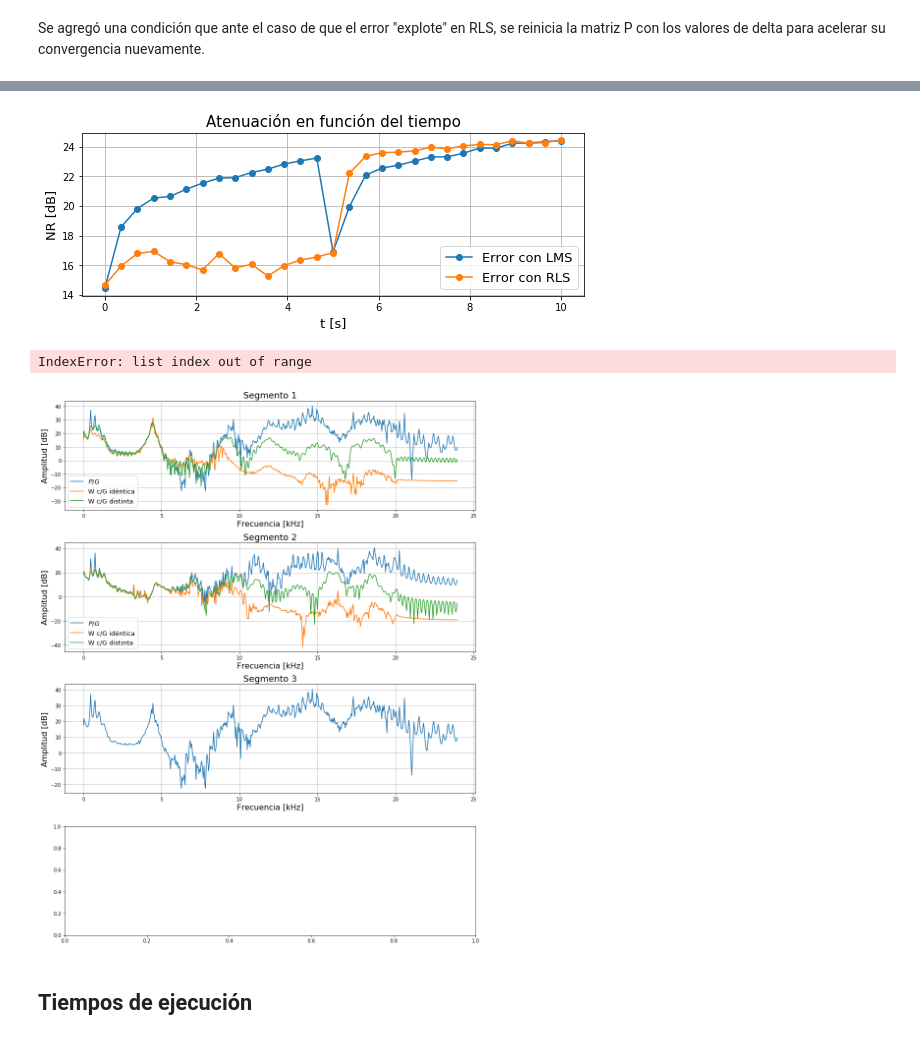
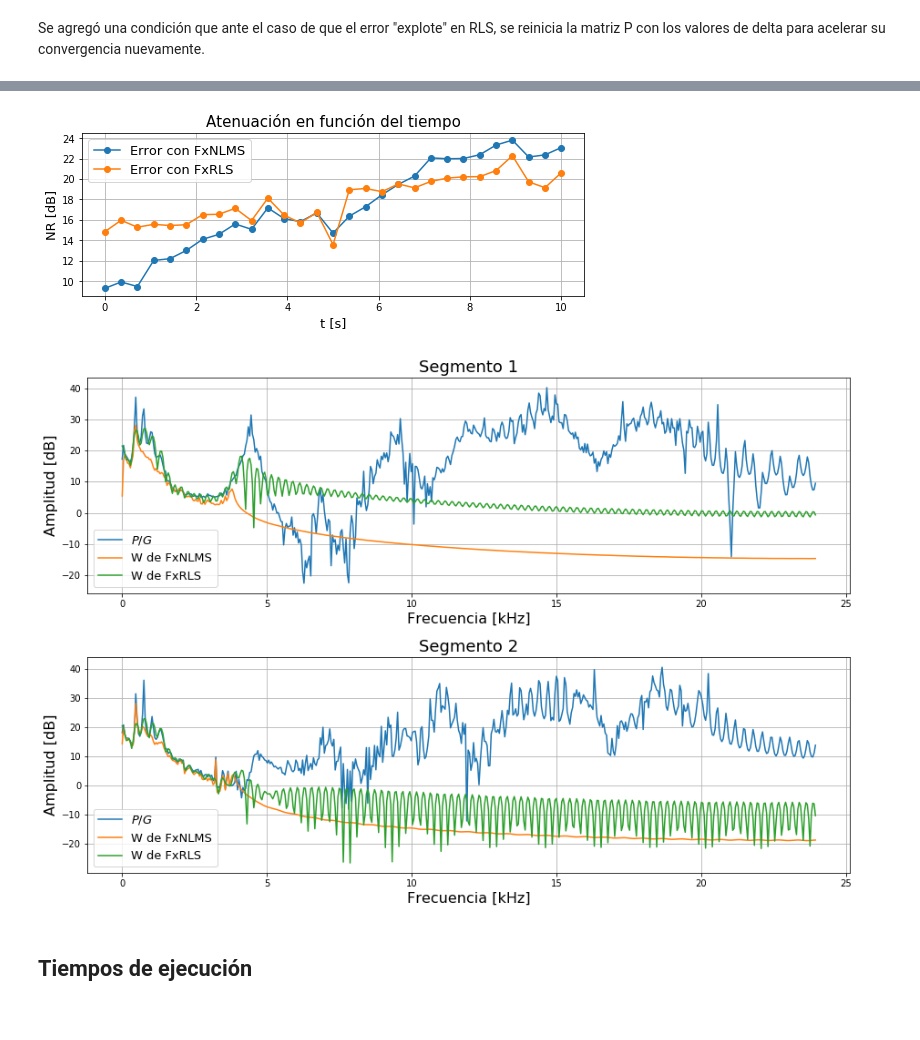
Before and after one commit to asp-image-dsp/asp-project-02, a Jupyter notebook: development/rls_vs_lms.ipynb, the cells around one changed output, grey strips where cells are left out. Drawn from its saved outputs; the diff is of its cells as text; code cells hidden in the pictures.

```diff
--- a/development/rls_vs_lms.ipynb
+++ b/development/rls_vs_lms.ipynb
@@ -62,12 +44,26 @@ headphone.set_noise(x_white)
 # %% [markdown]
 Primero con LMS
+# %%
+x = subway_noise[0][:48_000 * 5]
+x /= x.max()
+
+# Frequency responses change setup
+# Measurement indexes to be used
+indexes = [0, 2]
+prim_paths = []
+sec_paths = []
+
+# Create the simulated headphone and the test noise
+headphone = boseqc20_model.BoseQC20('../support/dataset/BoseQC20.json', secondary_enable=True, feedback_enable=True, room='acoustic_booth', order=2000)
+headphone.set_noise(x)
 # %%
 # Algorithm parameters
 order = 3000
-step = 0.004
+step = 0.0005
 w_lms = np.zeros(order)
 error_lms = []
 weights_lms = []
+
 for index in indexes:
     # Set the primary path to see readaptation
     headphone.reset()
@@ -85,14 +81,28 @@ for index in indexes:
     error_lms = np.concatenate([error_lms, aux_err])
 # %% [markdown]
 Luego con RLS
+# %%
+x = subway_noise[0][:48_000 * 5]
+x /= x.max()
+
+# Frequency responses change setup
+# Measurement indexes to be used
+indexes = [0, 2]
+prim_paths = []
+sec_paths = []
+
+# Create the simulated headphone and the test noise
+headphone = boseqc20_model.BoseQC20('../support/dataset/BoseQC20.json', secondary_enable=True, feedback_enable=True, room='acoustic_booth', order=2000)
+headphone.set_noise(x)
 # %% [markdown]
 Se agregó una condición que ante el caso de que el error "explote" en RLS, se reinicia la matriz P con los valores de delta para acelerar su convergencia nuevamente.
 # %%
 # Algorithm parameters
-forget = 0.05
+forget = 0.02
 order = 200
 error_rls = []
 weights_rls = []
+
 for index in indexes:
     # Set the primary path to see readaptation
     headphone.reset()
@@ -103,7 +113,7 @@ for index in indexes:
     sec_paths.append(headphone.g)
 
     # Run the algorithm
-    aux_err, w_rls = anc_complete.anc_complete(headphone, headphone.g, headphone.f, order=order, forget=forget, delta=np.var(x_white) * (1 - forget), force_hermitian=True)
+    aux_err, w_rls = anc_complete.anc_complete(headphone, headphone.g, headphone.f, order=order, forget=forget, delta=np.var(x) * (1 - forget), force_hermitian=True)
 
     # Save weights_rls and error
     weights_rls.append(np.array(w_rls))
@@ -121,12 +131,11 @@ plot_helpers.plot_anc_results([np.concatenate([headphone.d,headphone.d]), error_
 # %%
-plot_helpers.plot_error_evolution(np.concatenate([x_white,x_white]), [error_lms, error_rls], 8192*2, 0, 48e3, labels=["Error con LMS", "Error con RLS"])
+plot_helpers.plot_error_evolution(np.concatenate([x,x]), [error_lms, error_rls], 8192*2, 0, 48e3, labels=["Error con FxNLMS", "Error con FxRLS"])
 # %% [output]
-[figure, old version]
+[figure, new version]
 # %%
-plot_helpers.plot_frequency_responses(prim_paths, sec_paths, [weights_lms, weights_rls], fs)
+plot_helpers.plot_frequency_responses(prim_paths, sec_paths, [weights_lms, weights_rls], 48_000, labels=["W de FxNLMS", "W de FxRLS"])
 # %% [output]
-IndexError: list index out of range
-[figure, old version]
+[figure, new version]
 # %% [markdown]
 ## Tiempos de ejecución
 # %%
```
Also changed, not shown: parts of 6 cells of this notebook, 1 other file.
